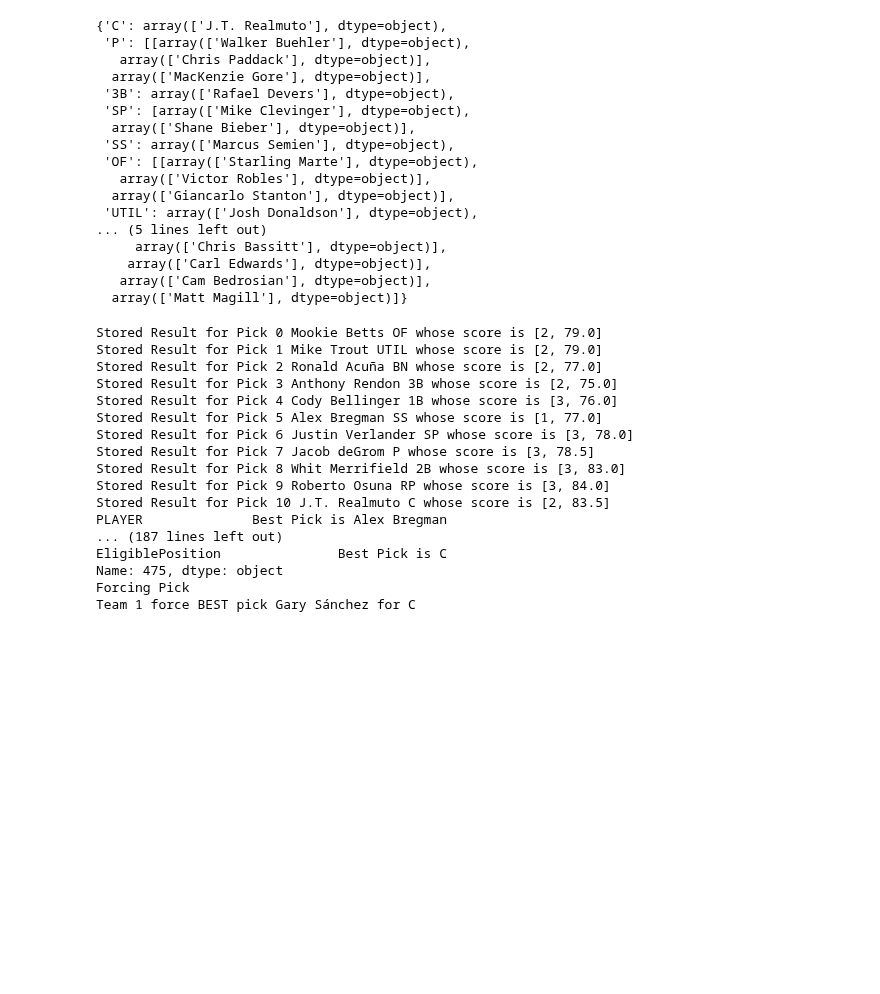
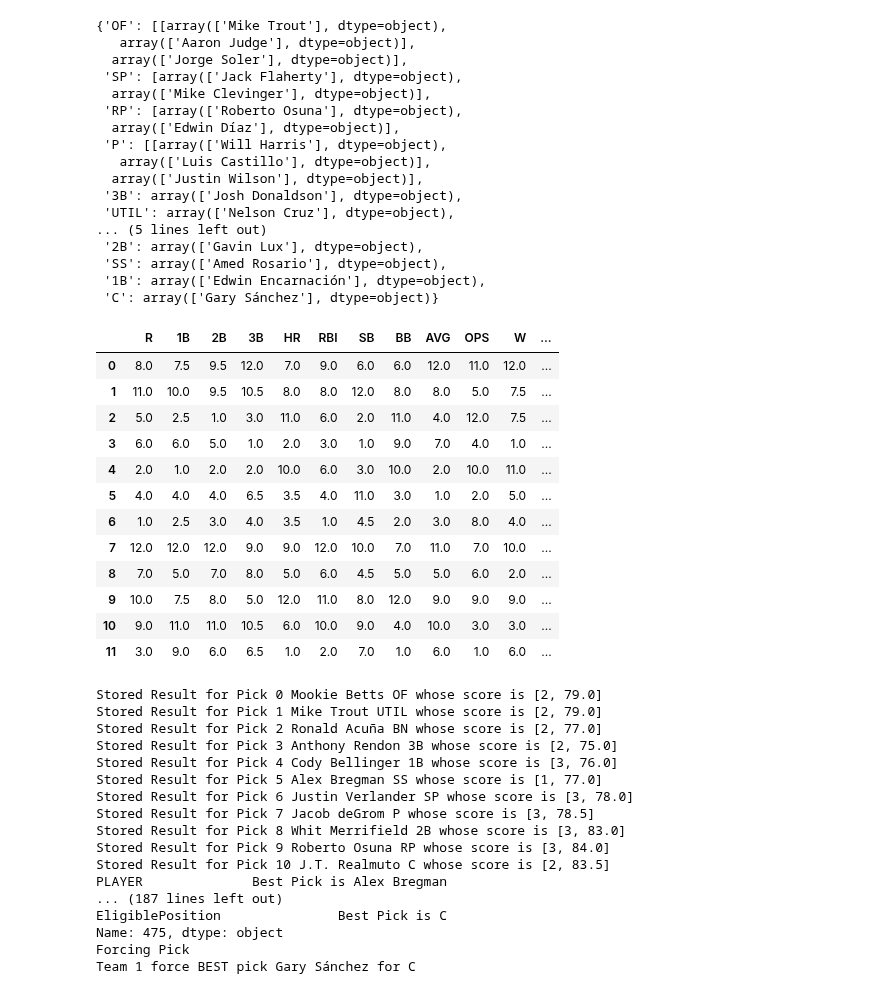
Before and after one commit to wrapgenius/GameDay2020, a Jupyter notebook: GameDay_Notebook.ipynb, the cells around one changed output. Drawn from its saved outputs; the diff is of its cells as text; code cells hidden in the pictures; blank space fills up the shorter version.

```diff
--- a/GameDay_Notebook.ipynb
+++ b/GameDay_Notebook.ipynb
@@ -93,23 +577,39 @@ steam.roto_team_stats.rank()
 # %%
-steam.teams[1]['roster']
+steamL.teams[2]['roster']
 # %% [output]
-{'C': array(['J.T. Realmuto'], dtype=object),
- 'P': [[array(['Walker Buehler'], dtype=object),
-   array(['Chris Paddack'], dtype=object)],
-  array(['MacKenzie Gore'], dtype=object)],
- '3B': array(['Rafael Devers'], dtype=object),
- 'SP': [array(['Mike Clevinger'], dtype=object),
-  array(['Shane Bieber'], dtype=object)],
- 'SS': array(['Marcus Semien'], dtype=object),
- 'OF': [[array(['Starling Marte'], dtype=object),
-   array(['Victor Robles'], dtype=object)],
-  array(['Giancarlo Stanton'], dtype=object)],
- 'UTIL': array(['Josh Donaldson'], dtype=object),
+{'OF': [[array(['Mike Trout'], dtype=object),
+   array(['Aaron Judge'], dtype=object)],
+  array(['Jorge Soler'], dtype=object)],
+ 'SP': [array(['Jack Flaherty'], dtype=object),
+  array(['Mike Clevinger'], dtype=object)],
+ 'RP': [array(['Roberto Osuna'], dtype=object),
+  array(['Edwin Díaz'], dtype=object)],
+ 'P': [[array(['Will Harris'], dtype=object),
+   array(['Luis Castillo'], dtype=object)],
+  array(['Justin Wilson'], dtype=object)],
+ '3B': array(['Josh Donaldson'], dtype=object),
+ 'UTIL': array(['Nelson Cruz'], dtype=object),
 ... (5 lines left out)
-     array(['Chris Bassitt'], dtype=object)],
-    array(['Carl Edwards'], dtype=object)],
-   array(['Cam Bedrosian'], dtype=object)],
-  array(['Matt Magill'], dtype=object)]}
+ '2B': array(['Gavin Lux'], dtype=object),
+ 'SS': array(['Amed Rosario'], dtype=object),
+ '1B': array(['Edwin Encarnación'], dtype=object),
+ 'C': array(['Gary Sánchez'], dtype=object)}
+# %%
+steamL.roto_team_stats.rank()
+# %% [output]
+|  | R | 1B | 2B | 3B | HR | RBI | SB | BB | AVG | OPS | W | ... |
+| 0 | 8.0 | 7.5 | 9.5 | 12.0 | 7.0 | 9.0 | 6.0 | 6.0 | 12.0 | 11.0 | 12.0 | ... |
+| 1 | 11.0 | 10.0 | 9.5 | 10.5 | 8.0 | 8.0 | 12.0 | 8.0 | 8.0 | 5.0 | 7.5 | ... |
+| 2 | 5.0 | 2.5 | 1.0 | 3.0 | 11.0 | 6.0 | 2.0 | 11.0 | 4.0 | 12.0 | 7.5 | ... |
+| 3 | 6.0 | 6.0 | 5.0 | 1.0 | 2.0 | 3.0 | 1.0 | 9.0 | 7.0 | 4.0 | 1.0 | ... |
+| 4 | 2.0 | 1.0 | 2.0 | 2.0 | 10.0 | 6.0 | 3.0 | 10.0 | 2.0 | 10.0 | 11.0 | ... |
+| 5 | 4.0 | 4.0 | 4.0 | 6.5 | 3.5 | 4.0 | 11.0 | 3.0 | 1.0 | 2.0 | 5.0 | ... |
+| 6 | 1.0 | 2.5 | 3.0 | 4.0 | 3.5 | 1.0 | 4.5 | 2.0 | 3.0 | 8.0 | 4.0 | ... |
+| 7 | 12.0 | 12.0 | 12.0 | 9.0 | 9.0 | 12.0 | 10.0 | 7.0 | 11.0 | 7.0 | 10.0 | ... |
+| 8 | 7.0 | 5.0 | 7.0 | 8.0 | 5.0 | 6.0 | 4.5 | 5.0 | 5.0 | 6.0 | 2.0 | ... |
+| 9 | 10.0 | 7.5 | 8.0 | 5.0 | 12.0 | 11.0 | 8.0 | 12.0 | 9.0 | 9.0 | 9.0 | ... |
+| 10 | 9.0 | 11.0 | 11.0 | 10.5 | 6.0 | 10.0 | 9.0 | 4.0 | 10.0 | 3.0 | 3.0 | ... |
+| 11 | 3.0 | 9.0 | 6.0 | 6.5 | 1.0 | 2.0 | 7.0 | 1.0 | 6.0 | 1.0 | 6.0 | ... |
 # %%
 zips.draft_all()
 # %% [output]
```
Also changed, not shown: parts of 20 cells of this notebook, 1 other file.
